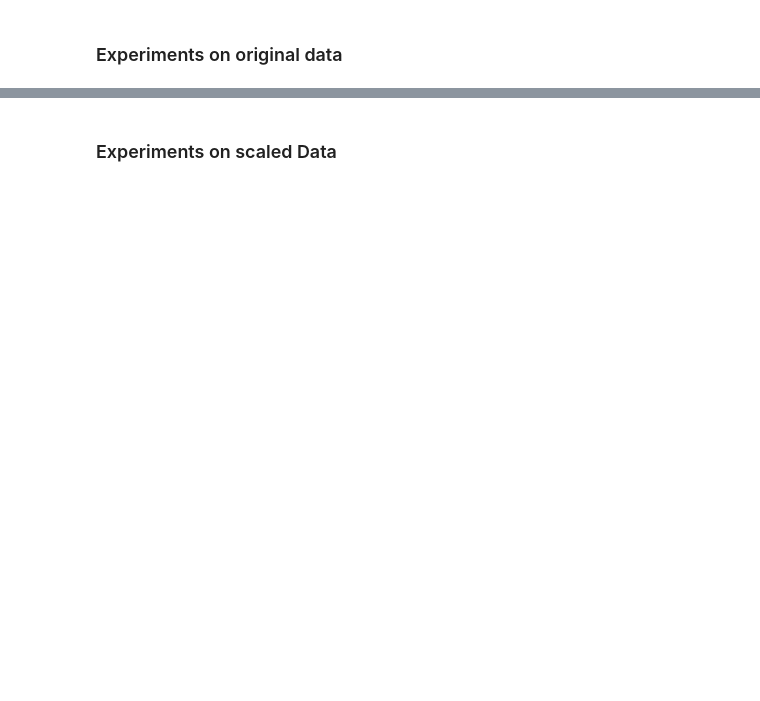
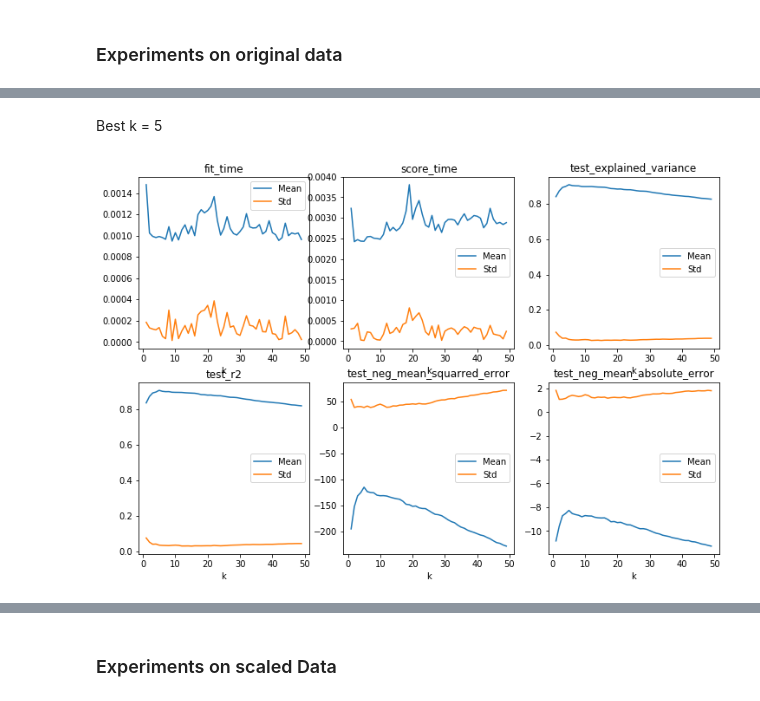
Before and after one commit to mohsan93/MLSS19, a Jupyter notebook: tennis.ipynb, the cells around one changed output, grey strips where cells are left out. Saved outputs shown, nothing was run; the diff lists cells and outputs as text; code cells hidden in the pictures; blank space fills up the shorter version.

```diff
--- a/tennis.ipynb
+++ b/tennis.ipynb
@@ -312,0 +387,6 @@ list(rval.keys())
+# %% [markdown]
+Best k = 5
+# %%
+original_results_knreg_distance = knreg_experiment(Xdata_nona, Ydata_nona, n_stop=50, weights="distance")
+# %% [output]
+[figure, added]
```
Also changed, not shown: parts of 65 cells of this notebook.
